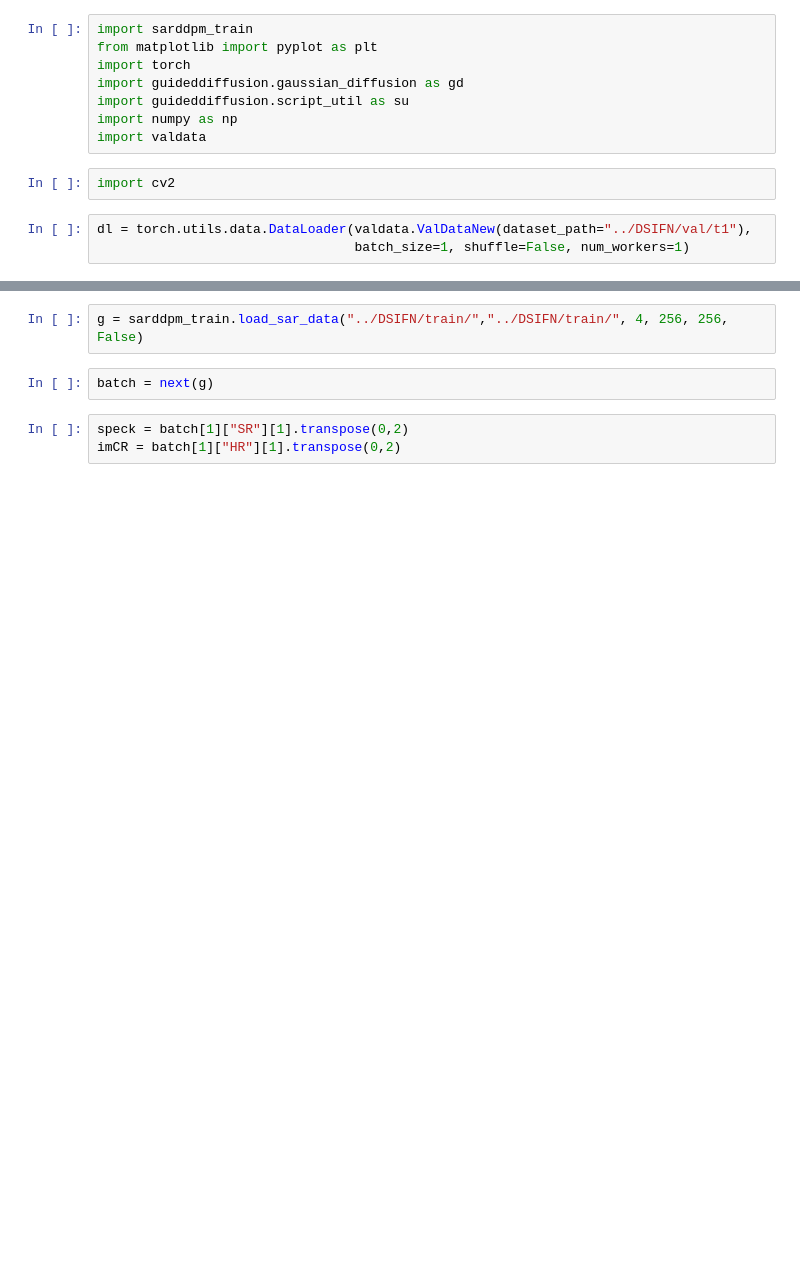
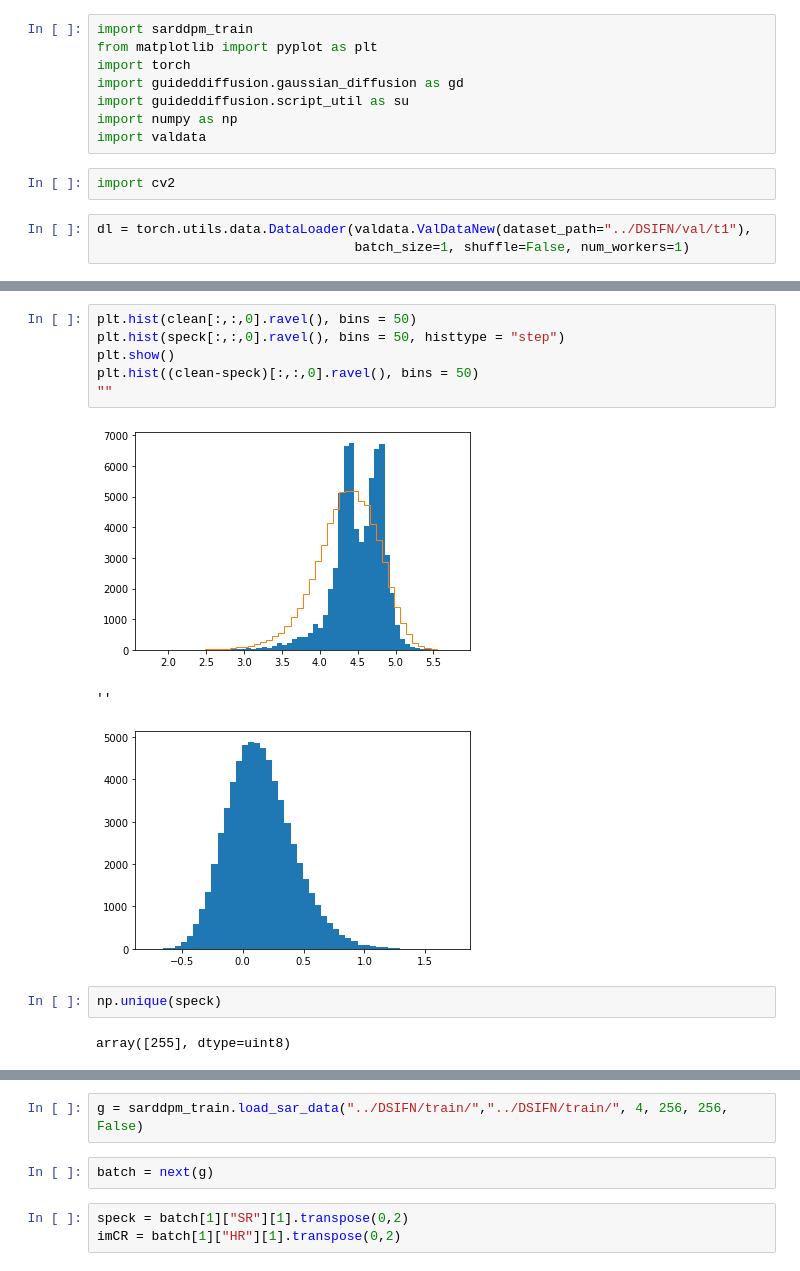
Before and after one commit to PierreGarciaRafael/SAR_DDPM, a Jupyter notebook: tests.ipynb, the cells around one changed output, grey strips where cells are left out. Drawn from its saved outputs; the diff is of its cells as text; blank space fills up the shorter version.

```diff
--- a/tests.ipynb
+++ b/tests.ipynb
@@ -27,0 +45,14 @@ for batch_id1, data_var in enumerate(dl):
+# %%
+plt.hist(clean[:,:,0].ravel(), bins = 50)
+plt.hist(speck[:,:,0].ravel(), bins = 50, histtype = "step")
+plt.show()
+plt.hist((clean-speck)[:,:,0].ravel(), bins = 50)
+""
+# %% [output]
+[figure, added]
+''
+[figure, added]
+# %%
+np.unique(speck)
+# %% [output]
+array([255], dtype=uint8)
```
Also changed, not shown: parts of 25 cells of this notebook, 3 other files.
